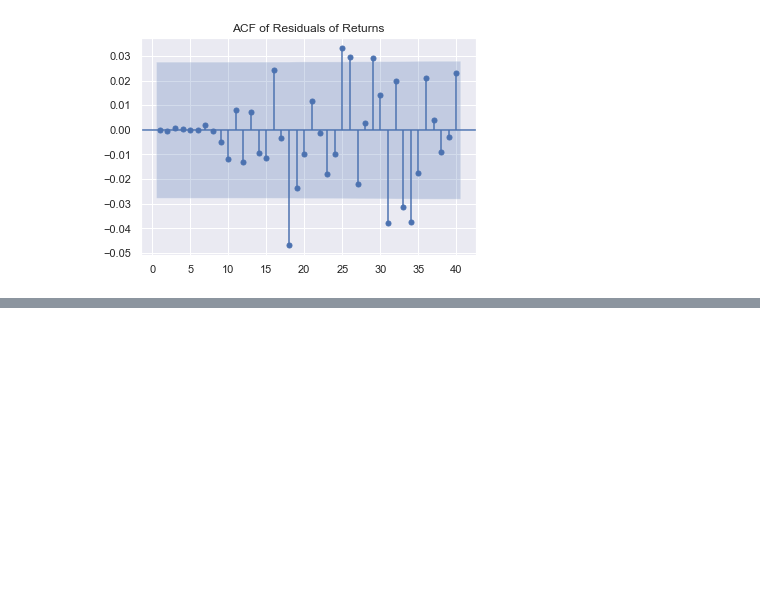
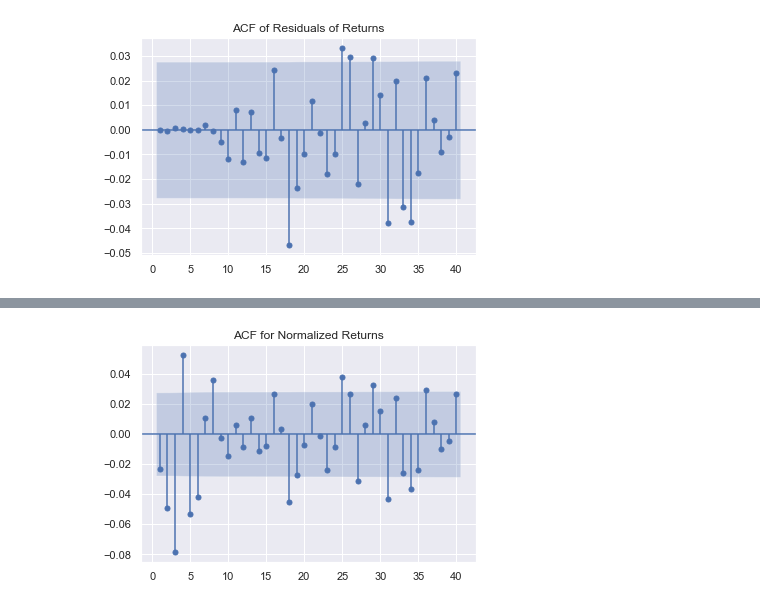
Before and after one commit to mkang32/snp500-analysis, a Jupyter notebook: notebooks/4.the_MA_model.ipynb, the cells around one changed output, grey strips where cells are left out. Cells and saved outputs as stored; diff of their text form; code cells hidden in the pictures; blank space fills up the shorter version.

```diff
--- a/notebooks/4.the_MA_model.ipynb
+++ b/notebooks/4.the_MA_model.ipynb
@@ -409,0 +415,9 @@ plt.show()
+# %%
+bench_ret = df.returns.iloc[1]
+df['norm_ret'] = df.returns.div(bench_ret).mul(100)
+# %%
+sgt.plot_acf(df.norm_ret[1:], zero=False, lags=40)
+plt.title('ACF for Normalized Returns')
+plt.show()
+# %% [output]
+[figure, added]
```
Also changed, not shown: parts of 6 cells of this notebook.
